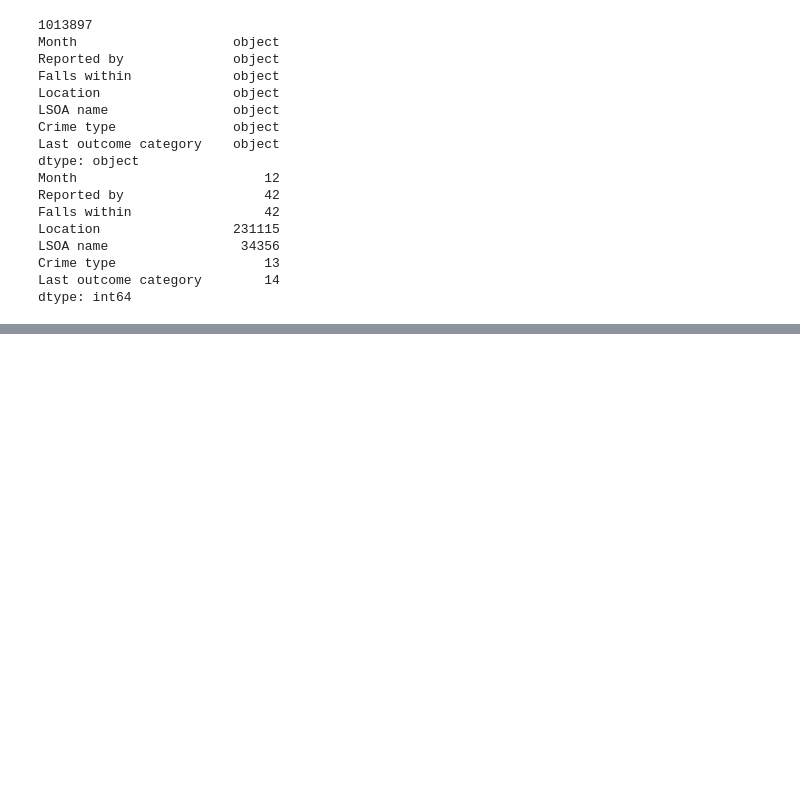
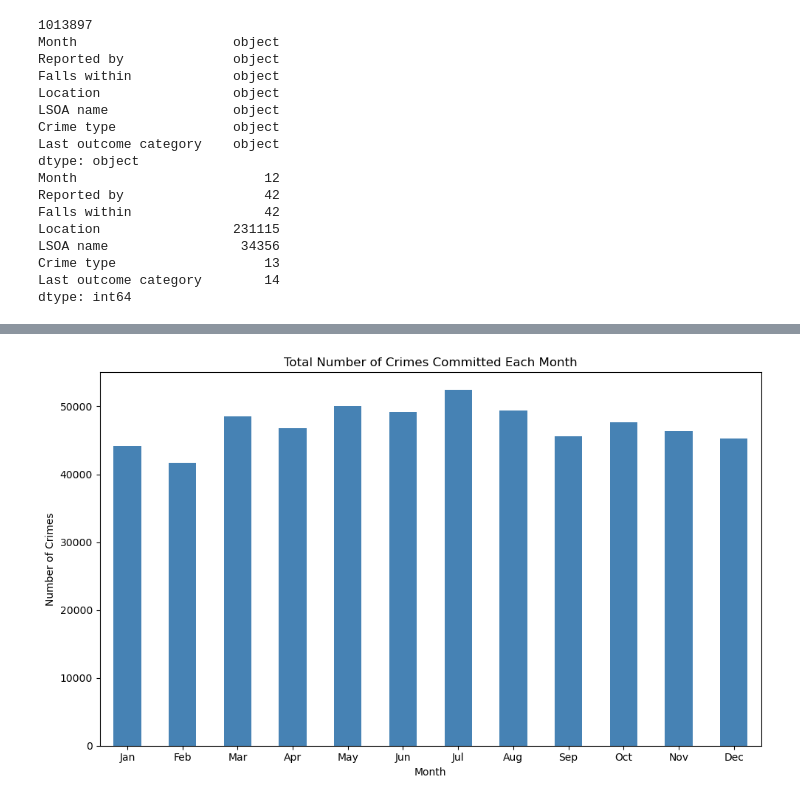
Before and after one commit to PriteshParekh/ML-Foundations-Portfolio-Project, a Jupyter notebook: Crime Data Analysis.ipynb, the cells around one changed output, grey strips where cells are left out. Cells and saved outputs as stored; diff of their text form; code cells hidden in the pictures; blank space fills up the shorter version.

```diff
--- a/Crime Data Analysis.ipynb
+++ b/Crime Data Analysis.ipynb
@@ -469,0 +635,22 @@ dropped_master_2025[dropped_master_2025.duplicated(keep=False)].head()
+# %%
+cleaned_master_2025["Month"] = pd.to_datetime(cleaned_master_2025["Month"])
+cleaned_master_2025["Month_Name"] = cleaned_master_2025["Month"].dt.strftime("%b")
+
+month_order = ["Jan", "Feb", "Mar", "Apr", "May", "Jun",
+               "Jul", "Aug", "Sep", "Oct", "Nov", "Dec"]
+
+monthly_crimes_named = cleaned_master_2025.groupby("Month_Name").size().reindex(month_order).astype(int)
+
+print("Crimes recorded each month:")
+for month, total in monthly_crimes_named.items():
+    print("{}: {}".format(month, total))
+
+highest_m = monthly_crimes_named.idxmax()
+highest_v = monthly_crimes_named.max()
+
+lowest_m = monthly_crimes_named.idxmin()
+lowest_v = monthly_crimes_named.min()
+
+print("\n")
+print("{} has the most recorded crime at {}".format(highest_m, highest_v))
+print("{} has the least recorded crime at {}".format(lowest_m, lowest_v))
@@ -469,0 +675,19 @@ dropped_master_2025[dropped_master_2025.duplicated(keep=False)].head()
+# %%
+cleaned_master_2025["Month"] = pd.to_datetime(cleaned_master_2025["Month"])
+cleaned_master_2025["Month_Name"] = cleaned_master_2025["Month"].dt.strftime("%b")
+
+month_order = ["Jan", "Feb", "Mar", "Apr", "May", "Jun",
+               "Jul", "Aug", "Sep", "Oct", "Nov", "Dec"]
+
+monthly_crimes = cleaned_master_2025.groupby("Month_Name").size().reindex(month_order)
+
+plt.figure(figsize=(10, 6))
+monthly_crimes.plot(kind="bar", color="steelblue")
+plt.title("Total Number of Crimes Committed Each Month")
+plt.xlabel("Month")
+plt.ylabel("Number of Crimes")
+plt.xticks(rotation=0)
+plt.tight_layout()
+plt.show()
+# %% [output]
+[figure, added]
```
Also changed, not shown: parts of 41 cells of this notebook, 1 other file.
